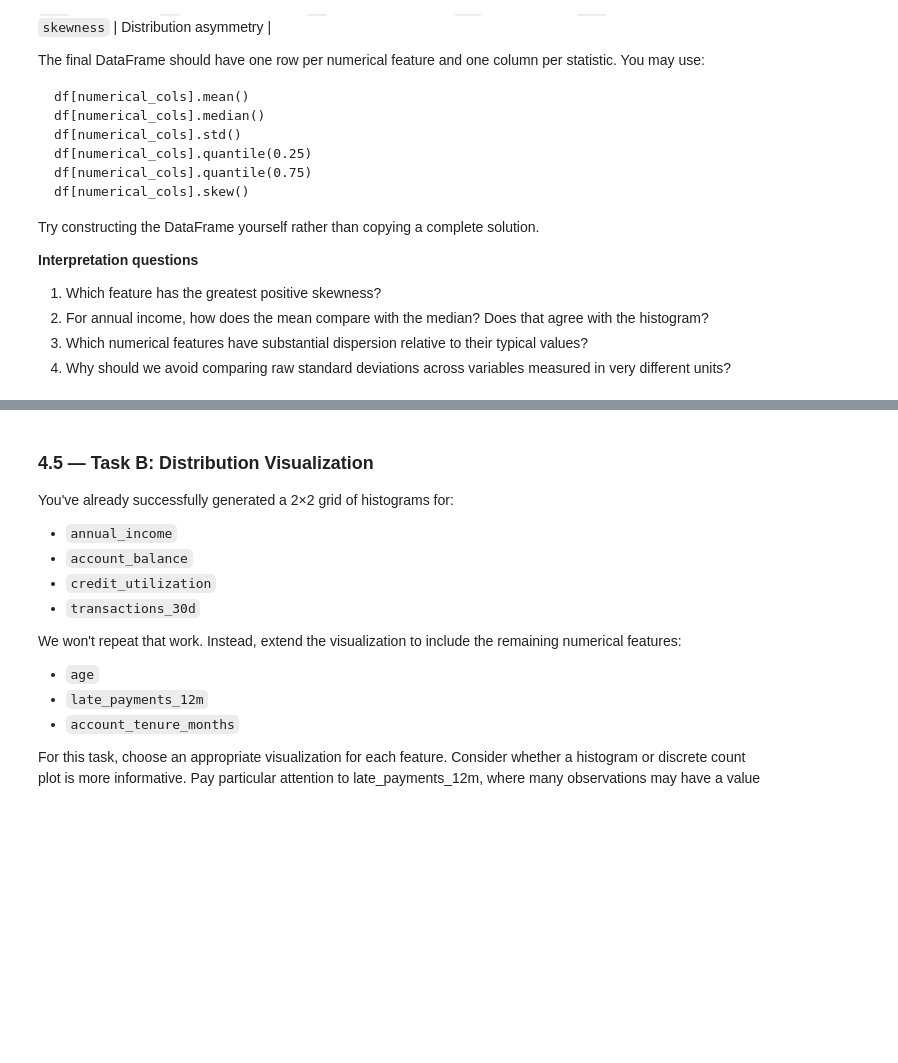
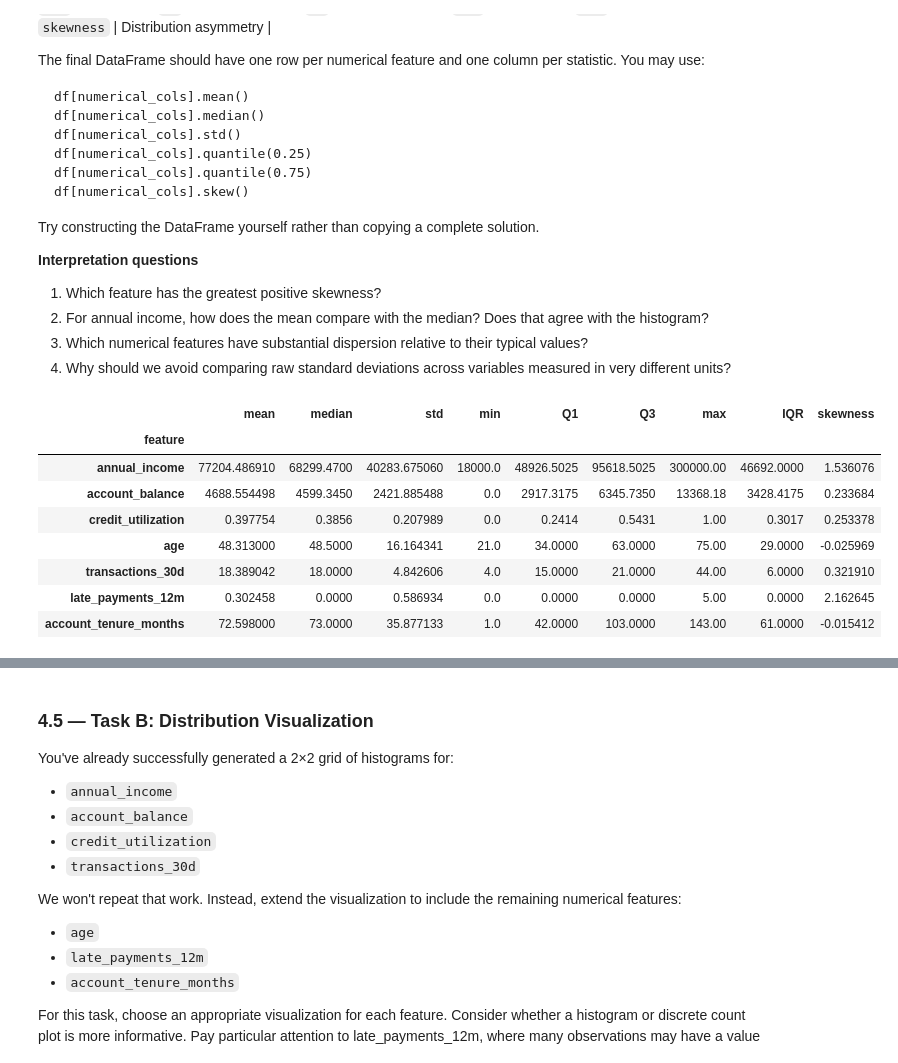
Before and after one commit to JadenGrossbaum/Data-Science, a Jupyter notebook: Chapter 5 EDA/Chapter5_Final_EDA_Workflow.ipynb, the cells around one changed output, grey strips where cells are left out. Saved outputs shown, nothing was run; the diff lists cells and outputs as text; code cells hidden in the pictures; blank space fills up the shorter version.

```diff
--- a/Chapter 5 EDA/Chapter5_Final_EDA_Workflow.ipynb
+++ b/Chapter 5 EDA/Chapter5_Final_EDA_Workflow.ipynb
@@ -981,3 +981,47 @@ Try constructing the DataFrame yourself rather than copying a complete solution.
 2. For annual income, how does the mean compare with the median? Does that agree with the histogram?
 3. Which numerical features have substantial dispersion relative to their typical values?
 4. Why should we avoid comparing raw standard deviations across variables measured in very different units?
+# %%
+# Descriptive Statistics
+numerical_features = [
+    "annual_income",
+    "account_balance",
+    "credit_utilization",
+    "age",
+    "transactions_30d",
+    "late_payments_12m",
+    "account_tenure_months"
+]
+
+results = []
+
+for feature in numerical_features:
+    results.append({
+        "feature": feature,
+        "mean": df[feature].mean(),
+        "median": df[feature].median(),
+        "std": df[feature].std(),
+        "min": df[feature].min(),
+        "Q1": df[feature].quantile(0.25),
+        "Q3": df[feature].quantile(0.75),
+        "max": df[feature].max(),
+        "IQR": (
+            df[feature].quantile(0.75)
+            - df[feature].quantile(0.25)
+        ),
+        "skewness": df[feature].skew()
+    })
+
+summary = pd.DataFrame(results).set_index("feature")
+
+display(summary)
+# %% [output]
+|  | mean | median | std | min | Q1 | Q3 | max | IQR | skewness |
+| feature |  |  |  |  |  |  |  |  |  |
+| annual_income | 77204.486910 | 68299.4700 | 40283.675060 | 18000.0 | 48926.5025 | 95618.5025 | 300000.00 | 46692.0000 | 1.536076 |
+| account_balance | 4688.554498 | 4599.3450 | 2421.885488 | 0.0 | 2917.3175 | 6345.7350 | 13368.18 | 3428.4175 | 0.233684 |
+| credit_utilization | 0.397754 | 0.3856 | 0.207989 | 0.0 | 0.2414 | 0.5431 | 1.00 | 0.3017 | 0.253378 |
+| age | 48.313000 | 48.5000 | 16.164341 | 21.0 | 34.0000 | 63.0000 | 75.00 | 29.0000 | -0.025969 |
+| transactions_30d | 18.389042 | 18.0000 | 4.842606 | 4.0 | 15.0000 | 21.0000 | 44.00 | 6.0000 | 0.321910 |
+| late_payments_12m | 0.302458 | 0.0000 | 0.586934 | 0.0 | 0.0000 | 0.0000 | 5.00 | 0.0000 | 2.162645 |
+| account_tenure_months | 72.598000 | 73.0000 | 35.877133 | 1.0 | 42.0000 | 103.0000 | 143.00 | 61.0000 | -0.015412 |
```
Also changed, not shown: parts of 3 cells of this notebook.
